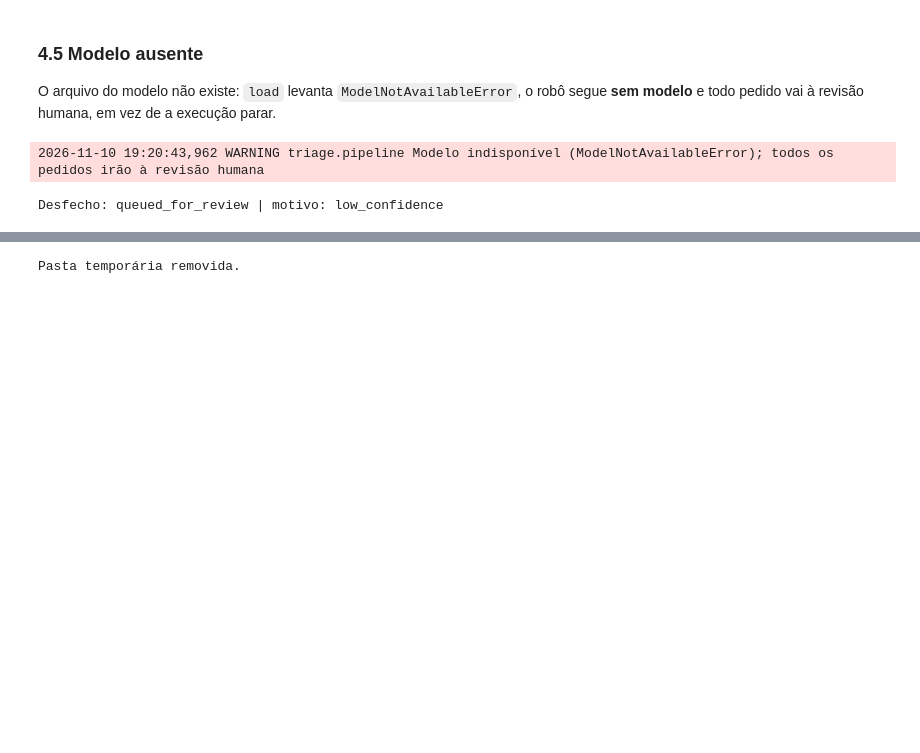
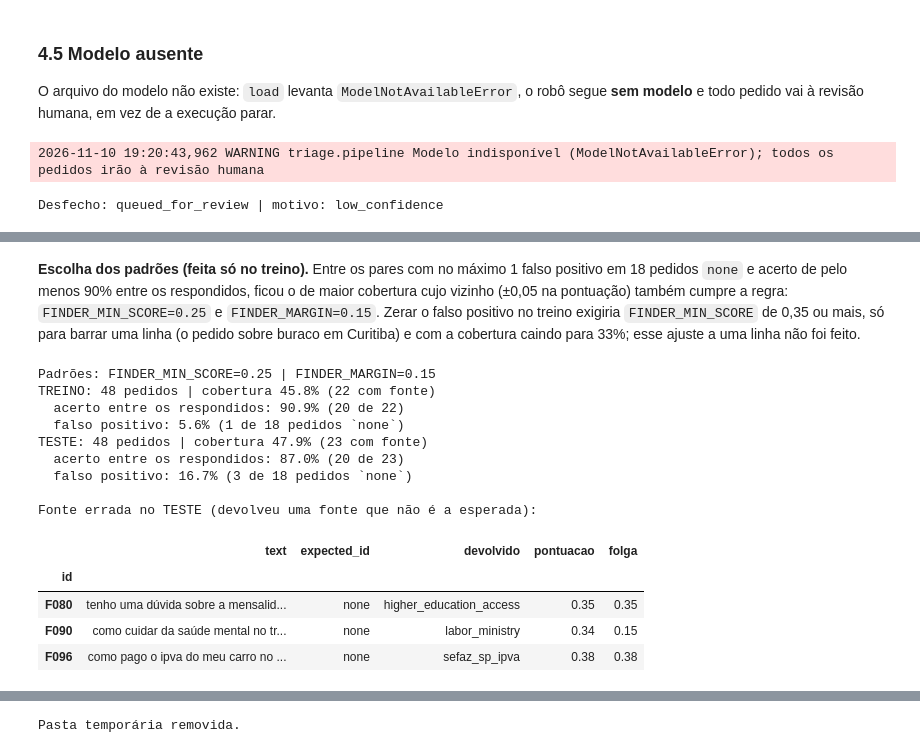
Before and after one commit to entregas-faculdade/GS-RPA-2S, a Jupyter notebook: notebooks/evidence.ipynb, the cells around one changed output, grey strips where cells are left out. Drawn from its saved outputs; the diff is of its cells as text; code cells hidden in the pictures; blank space fills up the shorter version.

```diff
--- a/notebooks/evidence.ipynb
+++ b/notebooks/evidence.ipynb
@@ -561,0 +639,48 @@ Desfecho: queued_for_review | motivo: low_confidence
+# %% [markdown]
+**Escolha dos padrões (feita só no treino).** Entre os pares com no máximo 1 falso positivo em 18 pedidos `none` e acerto
+de pelo menos 90% entre os respondidos, ficou o de maior cobertura cujo vizinho (±0,05 na pontuação) também cumpre
+a regra: `FINDER_MIN_SCORE=0.25` e `FINDER_MARGIN=0.15`. Zerar o falso positivo no treino exigiria
+`FINDER_MIN_SCORE` de 0,35 ou mais, só para barrar uma linha (o pedido sobre buraco em Curitiba) e com a cobertura
+caindo para 33%; esse ajuste a uma linha não foi feito.
+# %%
+def report(rows, name):
+    matches = [finder.best(text) for text in rows["text"]]
+    chosen = ServiceFinder(approved, BASE_SETTINGS)
+    found = [chosen.find(text) for text in rows["text"]]
+    predicted = [match.entry.id if match else None for match in found]
+    scores = score_finder(rows["expected_id"].tolist(), predicted)
+    answered = sum(item is not None for item in predicted)
+    hits = sum(real == got for real, got in zip(rows["expected_id"], predicted, strict=True) if got is not None)
+    unanswerable = int((rows["expected_id"] == NO_SOURCE).sum())
+    print(f"{name}: {scores.size} pedidos | cobertura {scores.coverage:.1%} ({answered} com fonte)")
+    print(f"  acerto entre os respondidos: {scores.answered_accuracy:.1%} ({hits} de {answered})")
+    wrong = round(scores.false_positive_rate * unanswerable)
+    print(f"  falso positivo: {scores.false_positive_rate:.1%} ({wrong} de {unanswerable} pedidos `none`)")
+    rows = rows.assign(devolvido=[item or "-" for item in predicted])
+    rows = rows.assign(
+        pontuacao=[round(match.score, 2) if match else 0.0 for match in matches],
+        folga=[round(match.margin, 2) if match else 0.0 for match in matches],
+    )
+    return rows[(rows["devolvido"] != "-") & (rows["devolvido"] != rows["expected_id"])]
+
+
+print(f"Padrões: FINDER_MIN_SCORE={BASE_SETTINGS.finder_min_score} | FINDER_MARGIN={BASE_SETTINGS.finder_margin}")
+train_errors = report(finder_train, "TREINO")
+test_errors = report(finder_test, "TESTE")
+print("\nFonte errada no TESTE (devolveu uma fonte que não é a esperada):")
+test_errors[["id", "text", "expected_id", "devolvido", "pontuacao", "folga"]].set_index("id")
+# %% [output]
+Padrões: FINDER_MIN_SCORE=0.25 | FINDER_MARGIN=0.15
+TREINO: 48 pedidos | cobertura 45.8% (22 com fonte)
+  acerto entre os respondidos: 90.9% (20 de 22)
+  falso positivo: 5.6% (1 de 18 pedidos `none`)
+TESTE: 48 pedidos | cobertura 47.9% (23 com fonte)
+  acerto entre os respondidos: 87.0% (20 de 23)
+  falso positivo: 16.7% (3 de 18 pedidos `none`)
+
+Fonte errada no TESTE (devolveu uma fonte que não é a esperada):
+|  | text | expected_id | devolvido | pontuacao | folga |
+| id |  |  |  |  |  |
+| F080 | tenho uma dúvida sobre a mensalid... | none | higher_education_access | 0.35 | 0.35 |
+| F090 | como cuidar da saúde mental no tr... | none | labor_ministry | 0.34 | 0.15 |
+| F096 | como pago o ipva do meu carro no ... | none | sefaz_sp_ipva | 0.38 | 0.38 |
```
Also changed, not shown: parts of 4 cells of this notebook, 14 other files.
